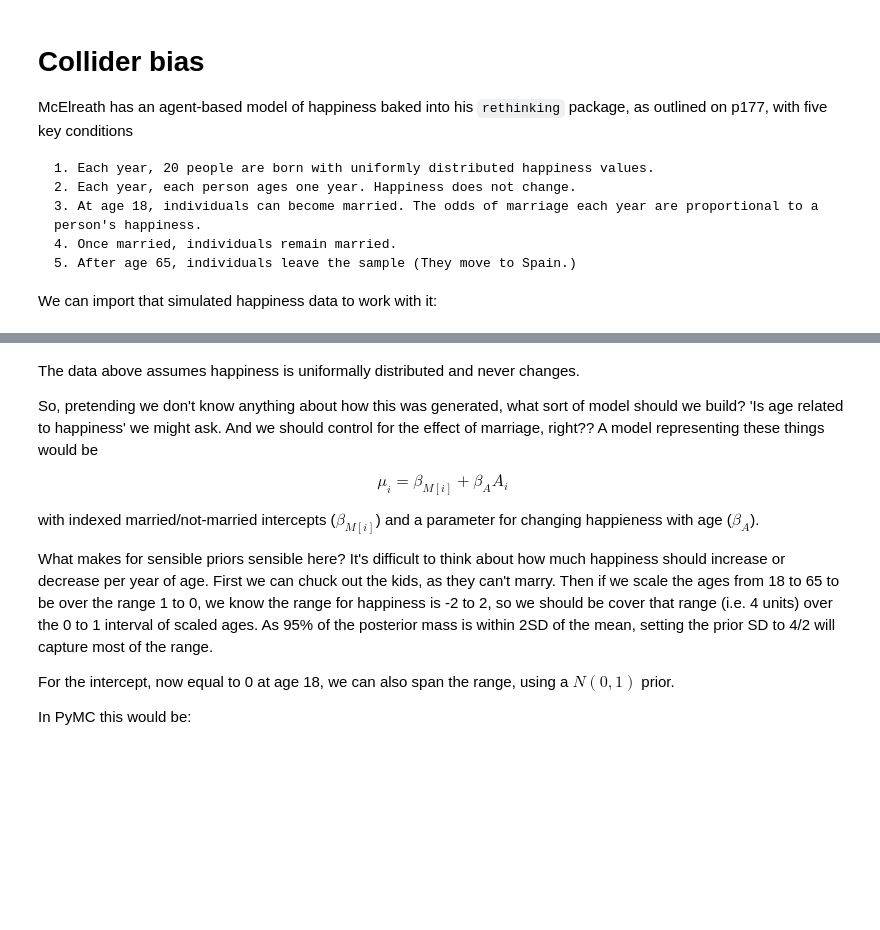
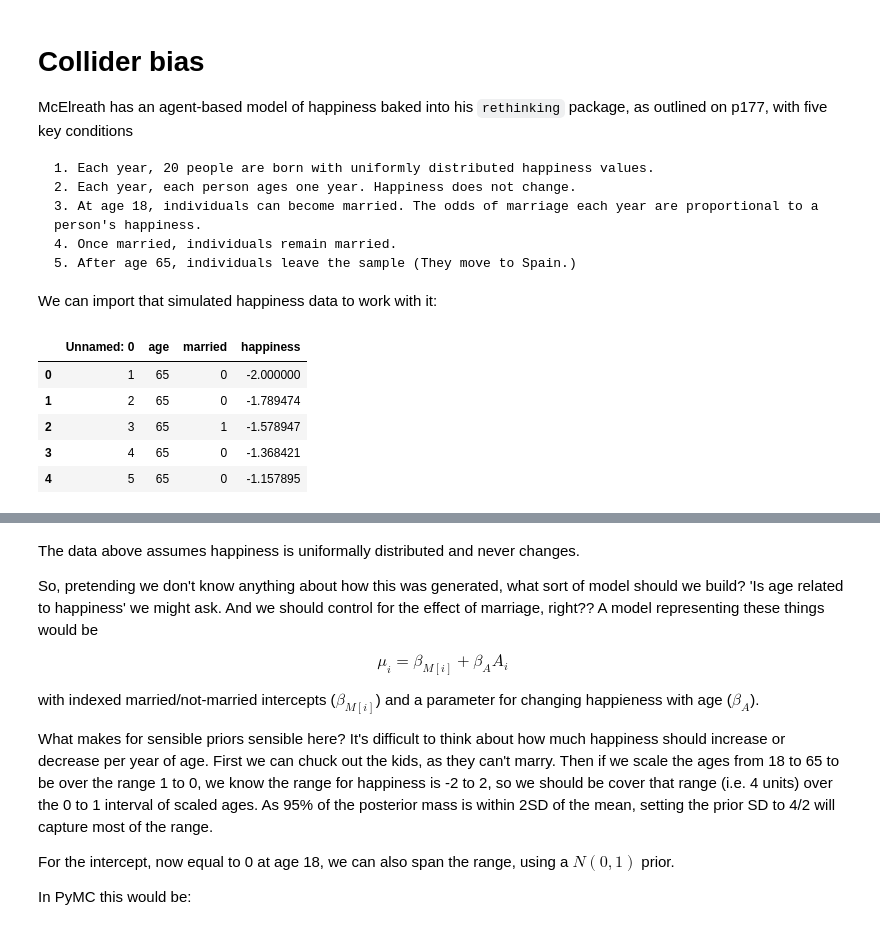
Before and after one commit to mamacneil/StatisticalRethinking_2024, a Jupyter notebook: Lectures/W3L2.ipynb, the cells around one changed output, grey strips where cells are left out. Saved outputs shown, nothing was run; the diff lists cells and outputs as text; code cells hidden in the pictures; blank space fills up the shorter version.

```diff
--- a/Lectures/W3L2.ipynb
+++ b/Lectures/W3L2.ipynb
@@ -284,8 +398,15 @@ McElreath has an agent-based model of happiness baked into his `rethinking` pack
 We can import that simulated happiness data to work with it:
 # %%
 # Happiness data
-hdata = pd.read_csv('happiness.csv')
+hdata = pd.read_csv('../Data/happiness1.csv')
 hdata.head()
+# %% [output]
+|  | Unnamed: 0 | age | married | happiness |
+| 0 | 1 | 65 | 0 | -2.000000 |
+| 1 | 2 | 65 | 0 | -1.789474 |
+| 2 | 3 | 65 | 1 | -1.578947 |
+| 3 | 4 | 65 | 0 | -1.368421 |
+| 4 | 5 | 65 | 0 | -1.157895 |
 # %%
 fig = plt.figure(figsize=(12, 5))
 plt.scatter(hdata.age[hdata.married==0],hdata.happiness[hdata.married==0], facecolors='none', edgecolors='black', label='Unmarried')
```
Also changed, not shown: parts of 40 cells of this notebook, 1 other file.
